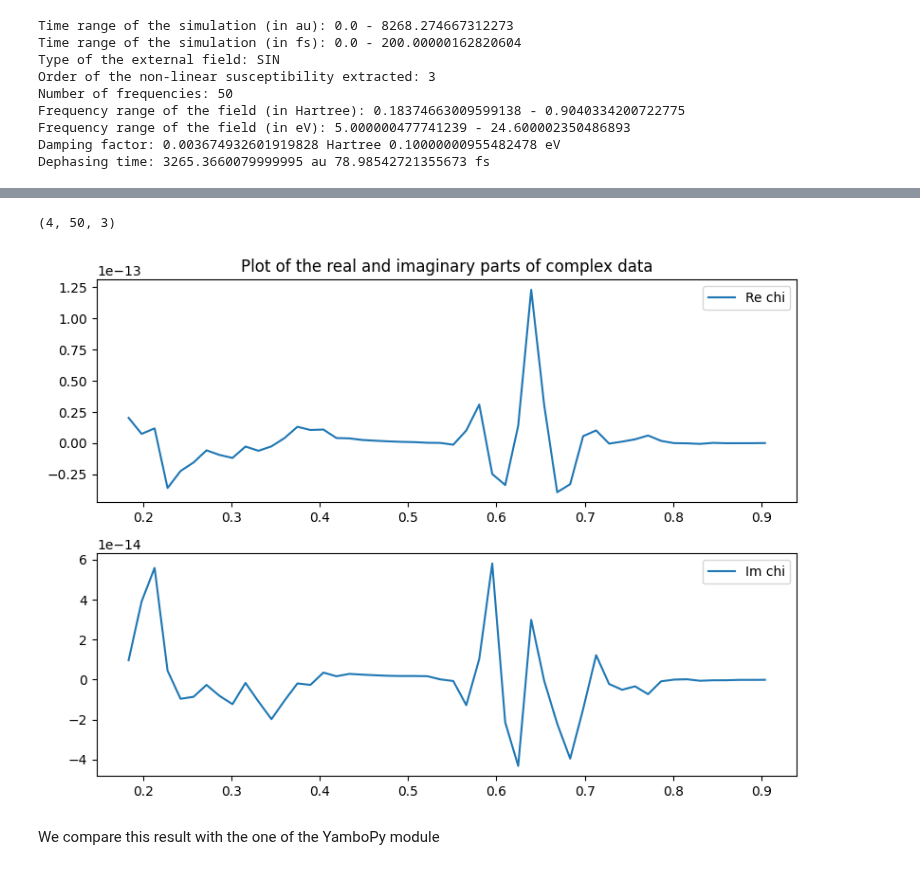
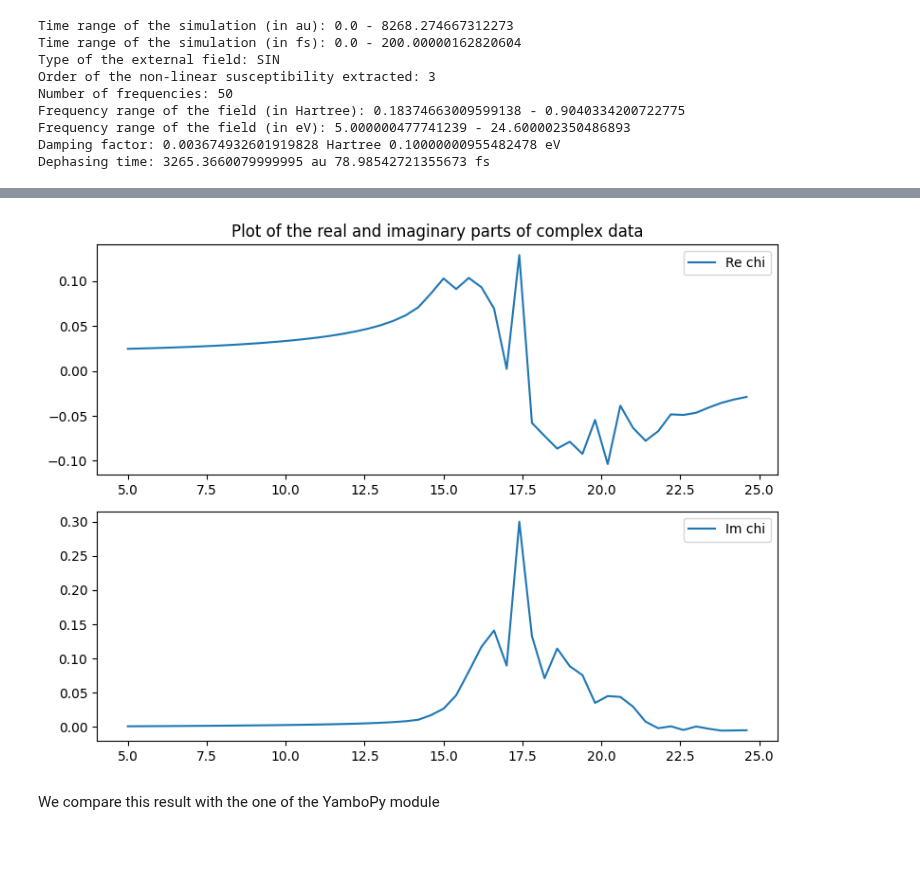
Before and after one commit to marcodalessandro76/MPPI, a Jupyter notebook: sphinx_source/tutorials/Analysis_Optics.ipynb, the cells around one changed output, grey strips where cells are left out. Cells and saved outputs as stored; diff of their text form; code cells hidden in the pictures.

```diff
--- a/sphinx_source/tutorials/Analysis_Optics.ipynb
+++ b/sphinx_source/tutorials/Analysis_Optics.ipynb
@@ -133,3 +84,0 @@ fit_sum_frequencies(nl.time,nl.pol[0,0,:],Omegas)
-# %%
-iT = nl.set_time_sampling(0)
-nl.time[iT[0]]/C.FsToAu,nl.time[iT[1]]/C.FsToAu
@@ -162,12 +94,10 @@ nl.check_harmonic_reliability(plot_ifreq=20)
 # %%
-chi = nl.compute_Xn(plot=False,set_units_of_measure=True)
-chi.shape
+freqs_sine = nl.fields_freqs*C.HaToeV
+chi_sine = nl.compute_Xn(plot=False,set_units_of_measure=True)
-# %% [output]
-(4, 50, 3)
 # %%
-U.Plot_ComplexArray(nl.fields_freqs,chi[3,:,0],label='chi')
+U.Plot_ComplexArray(freqs_sine,chi_sine[0][1],label='chi')
 # %% [output]
-[figure, old version]
+[figure, new version]
 # %% [markdown]
 We compare this result with the one of the YamboPy module
 # %%
```
Also changed, not shown: parts of 35 cells of this notebook, 4 other files.
